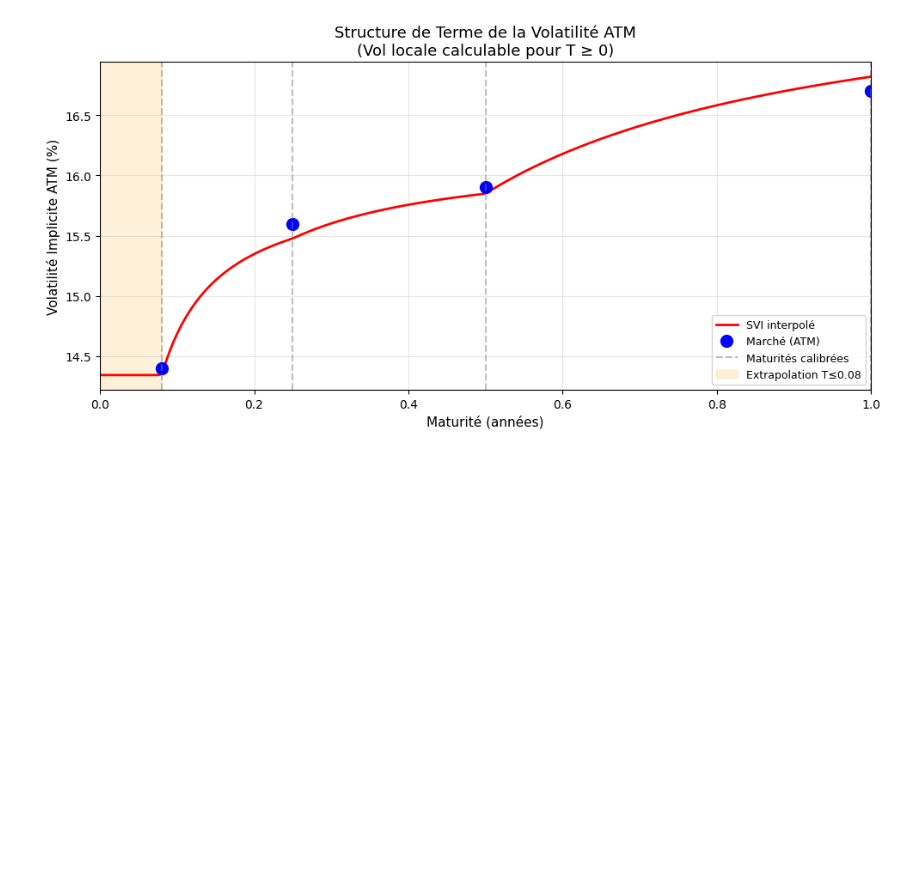
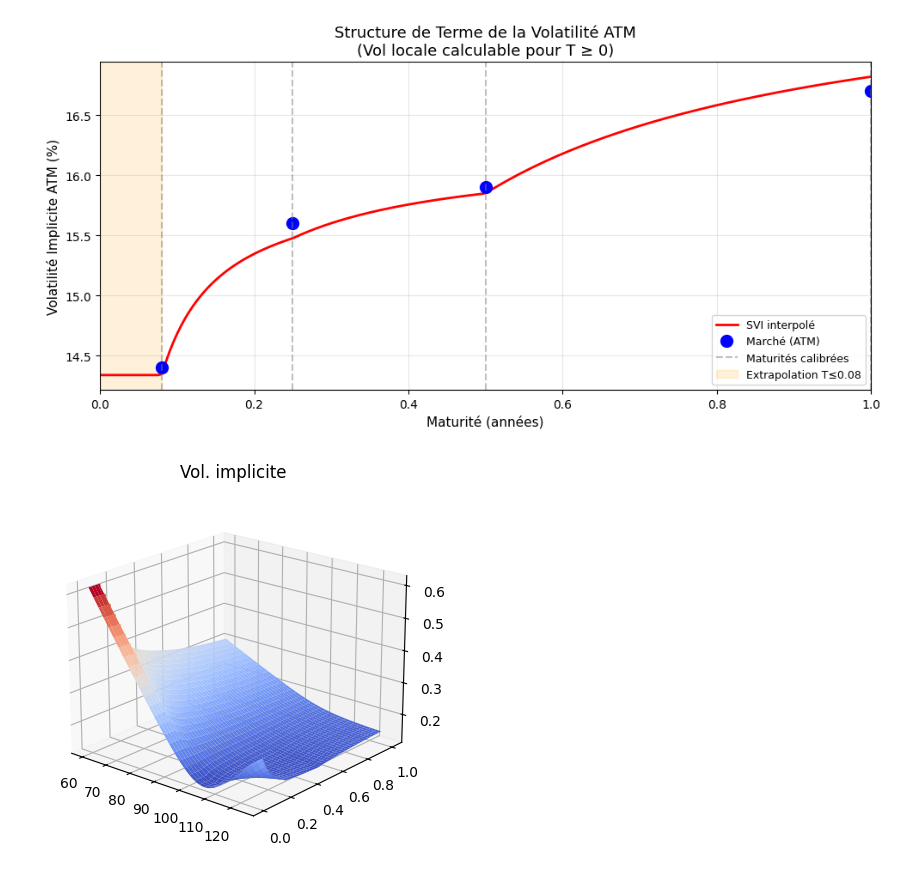
Before and after one commit to Eylz-Liu/Mod-le-vol-locale, a Jupyter notebook: Dupire_SVI.ipynb, the cells around one changed output. Drawn from its saved outputs; the diff is of its cells as text; code cells hidden in the pictures; blank space fills up the shorter version.

```diff
--- a/Dupire_SVI.ipynb
+++ b/Dupire_SVI.ipynb
@@ -248,3 +251,20 @@ GÉNÉRATION DES GRAPHIQUES
 ============================================================
 [figure]
 [figure]
+# %%
+# mesh pour graphe surface
+from matplotlib import cm
+K = np.arange(60, 125, 1)
+T = np.arange(0, 1.01, 0.001)
+K, T = np.meshgrid(K, T)
+
+fig = plt.figure()
+ax = fig.add_subplot(projection='3d')
+vols = implied_vol(T, K) # vols = local_vol(T, K)
+surf = ax.plot_surface(K, T, vols, cmap=cm.coolwarm, linewidth=0, antialiased=True)
+
+ax.view_init(elev=20, azim=-50)  # pour changer l'angle de vue
+plt.title("Vol. implicite")
+plt.show()
+# %% [output]
+[figure, added]
```
Also changed, not shown: parts of 3 cells of this notebook.
